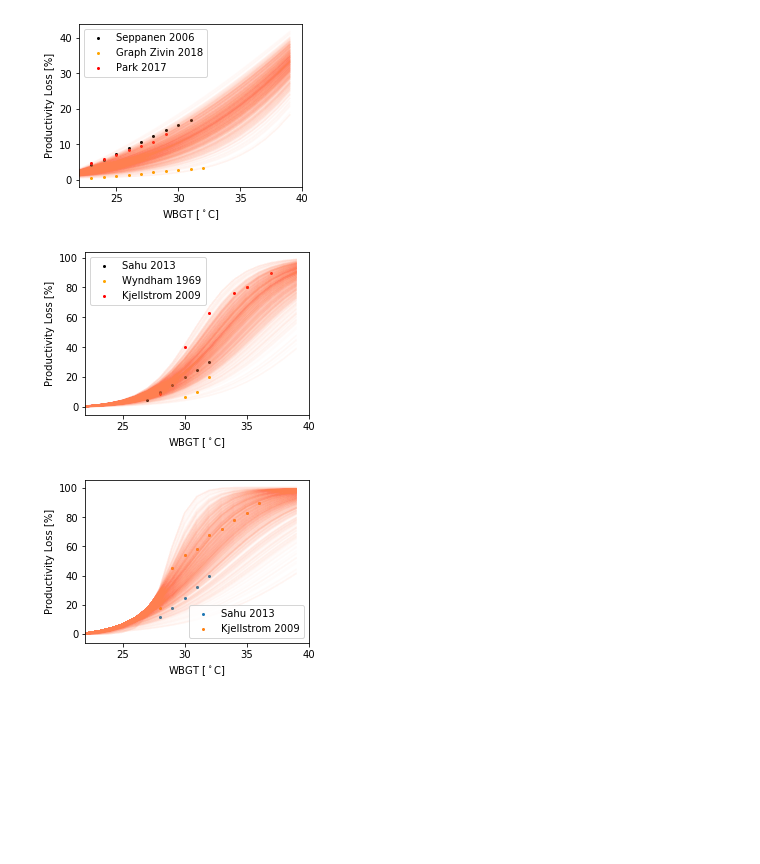
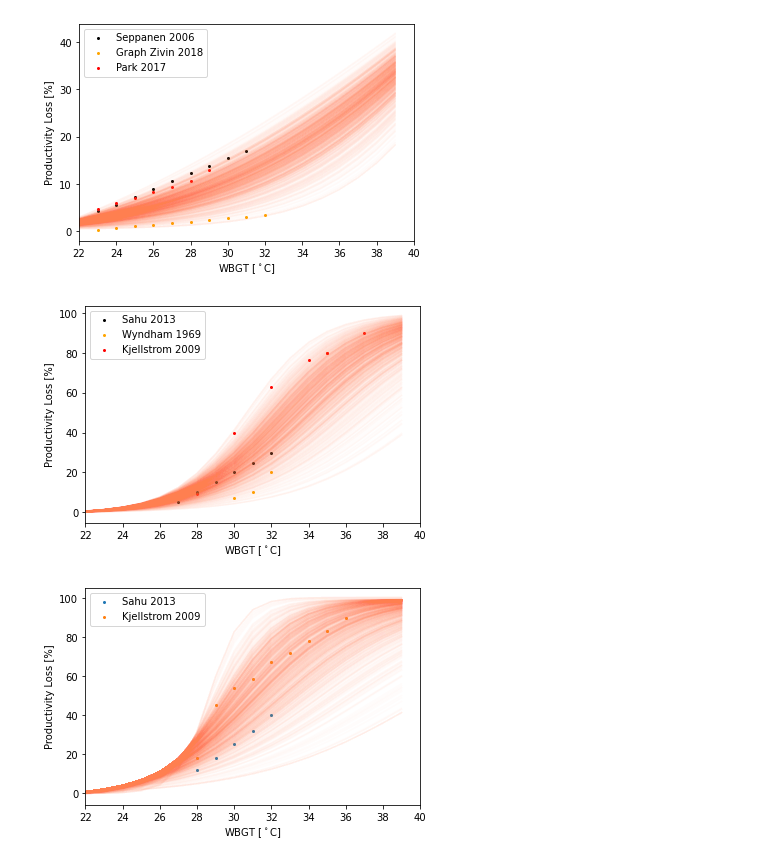
Before and after one commit to zeliest/heat_mortality_productivity_impacts, a Jupyter notebook: research/notebooks/impact_functions_productivity.ipynb, the cells around one changed output. Drawn from its saved outputs; the diff is of its cells as text; code cells hidden in the pictures; blank space fills up the shorter version.

```diff
--- a/research/notebooks/impact_functions_productivity.ipynb
+++ b/research/notebooks/impact_functions_productivity.ipynb
@@ -21,7 +21,7 @@ file_low     = pd.read_csv("../../input_data/impact_functions/impact_low.csv")
 studies_low  = ['Seppanen 2006','Graph Zivin 2018', 'Park 2017']
 
 
-fig,ax       = plt.subplots(figsize=(4, 3))
+fig,ax       = plt.subplots()
 ax.set_xlim(22, 40)
 
 c_=0
@@ -46,7 +46,7 @@ plt.savefig('../figures/impact_functions_low.pdf',bbox_inches='tight')
 file_moderate    = pd.read_csv("../../input_data/impact_functions/impact_moderate.csv")
 studies_moderate = ['Sahu 2013','Wyndham 1969','Kjellstrom 2009']
 
-fig,ax           = plt.subplots(figsize=(4, 3))
+fig,ax           = plt.subplots()
 ax.set_xlim(22, 40)
 
 for n_ in range(n):
@@ -65,34 +65,34 @@ for s_ in studies_moderate:
 
 ax.set_xlabel('WBGT [$^\circ$C]')
 ax.set_ylabel('Productivity Loss [%]')
 #ax.set_title('Moderate Physical Activity')
 ax.legend()
 plt.savefig('../figures/impact_functions_moderate.pdf',bbox_inches='tight')
 
 ##########################################################################################################
 
 file_high     = pd.read_csv("../../input_data/impact_functions/impact_high.csv")
 studies_high  = ['Sahu 2013','Kjellstrom 2009']
-fig,ax        = plt.subplots(figsize=(4, 3))
+fig,ax        = plt.subplots()
 ax.set_xlim(22, 40)
 
 for n_ in range(n):
 
     function_high     = sample_impact_function_productivity(file_high,'high',True)
     y                 = sigmoid(x, *function_high)
 
     ax.plot(x,y,alpha = 0.02,color='coral')
 
 for s_ in studies_high:
     ax.scatter(file_high['wbgt'], file_high[s_],s=4,label=s_)
 
 ax.set_xlabel('WBGT [$^\circ$C]')
 ax.set_ylabel('Productivity Loss [%]')
 #ax.set_title('High Physical Activity')
 ax.legend()
 plt.savefig('../figures/impact_functions_high.pdf',bbox_inches='tight')
 #########################################################################################################
 # %% [output]
-[figure, old version]
+[figure, new version]
-[figure, old version]
+[figure, new version]
-[figure, old version]
+[figure, new version]
```
Also changed, not shown: 5 other files.
